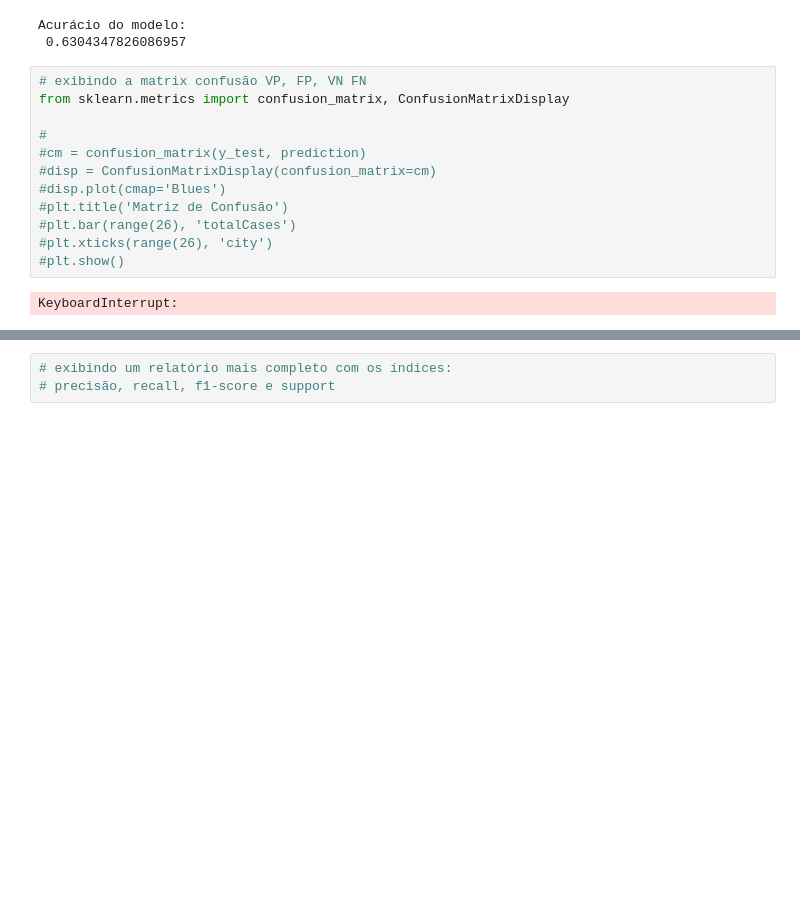
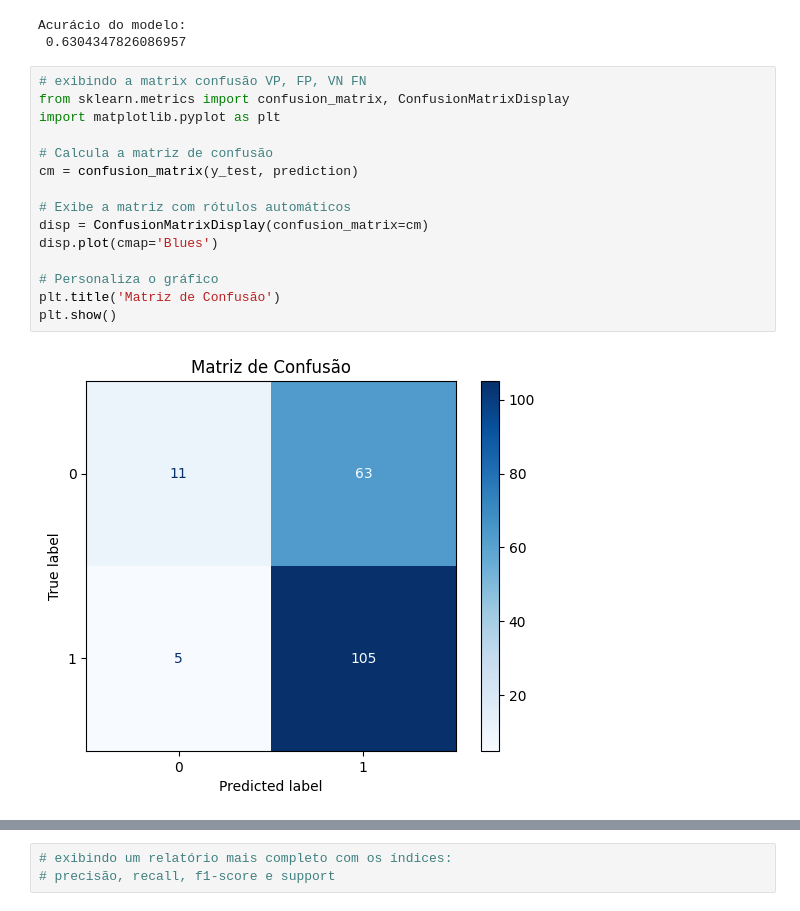
Before and after one commit to PedroPsy/AI-Training, a Jupyter notebook: fundamentosIA.ipynb, the cells around one changed output, grey strips where cells are left out. Saved outputs shown, nothing was run; the diff lists cells and outputs as text; blank space fills up the shorter version.

Commit message:
Add Confusion Matrix

```diff
--- a/fundamentosIA.ipynb
+++ b/fundamentosIA.ipynb
@@ -325,14 +325,17 @@ Acurácio do modelo:
 # %%
 # exibindo a matrix confusão VP, FP, VN FN
 from sklearn.metrics import confusion_matrix, ConfusionMatrixDisplay
+import matplotlib.pyplot as plt
 
-#
-#cm = confusion_matrix(y_test, prediction)
-#disp = ConfusionMatrixDisplay(confusion_matrix=cm)
-#disp.plot(cmap='Blues')
-#plt.title('Matriz de Confusão')
-#plt.bar(range(26), 'totalCases')
-#plt.xticks(range(26), 'city')
-#plt.show()
+# Calcula a matriz de confusão
+cm = confusion_matrix(y_test, prediction)
+
+# Exibe a matriz com rótulos automáticos
+disp = ConfusionMatrixDisplay(confusion_matrix=cm)
+disp.plot(cmap='Blues')
+
+# Personaliza o gráfico
+plt.title('Matriz de Confusão')
+plt.show()
 # %% [output]
-KeyboardInterrupt:
+[figure, added]
```
Also changed, not shown: parts of 1 cell of this notebook.
